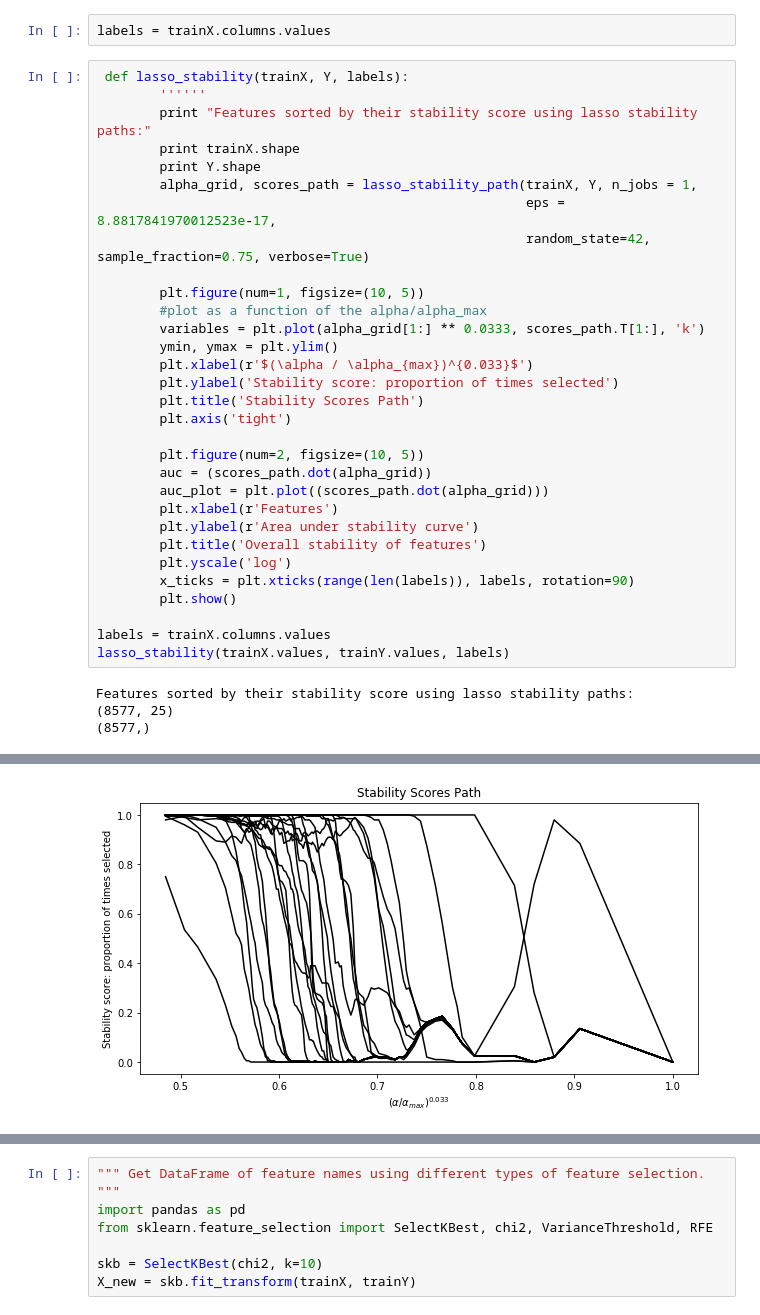
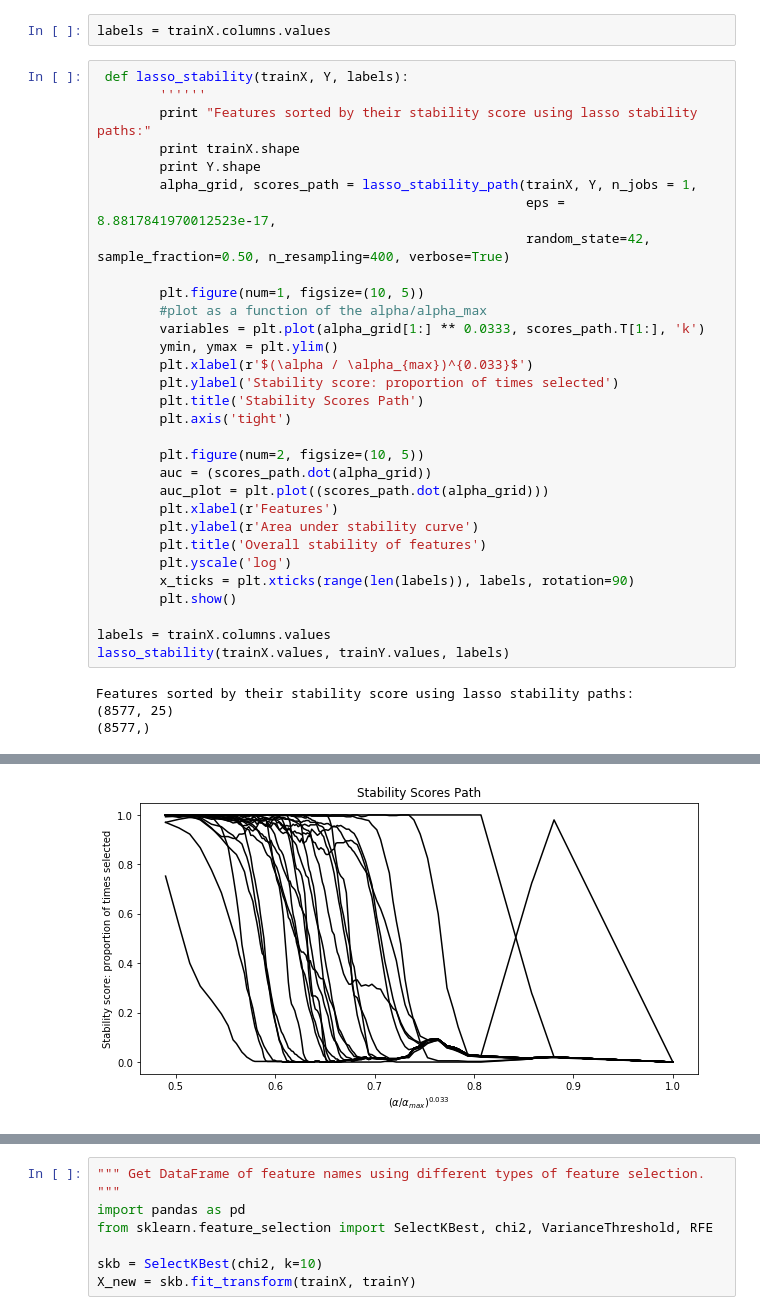
Before and after one commit to aywhen/supreme_predictions, a Jupyter notebook: scripts/classify.ipynb, the cells around one changed output, grey strips where cells are left out. Cells and saved outputs as stored; diff of their text form.

Commit message:
Boostrap + images

```diff
--- a/scripts/classify.ipynb
+++ b/scripts/classify.ipynb
@@ -40,7 +40,7 @@ labels = trainX.columns.values
         print Y.shape
         alpha_grid, scores_path = lasso_stability_path(trainX, Y, n_jobs = 1,
                                                        eps = 8.8817841970012523e-17,
-                                                       random_state=42, sample_fraction=0.75, verbose=True)
+                                                       random_state=42, sample_fraction=0.50, n_resampling=400, verbose=True)
 
         plt.figure(num=1, figsize=(10, 5))
         #plot as a function of the alpha/alpha_max
@@ -71 +71 @@ Features sorted by their stability score using lasso stability paths:
-[figure, old version]
+[figure, new version]
```
Also changed, not shown: parts of 5 cells of this notebook, 2 other files.
